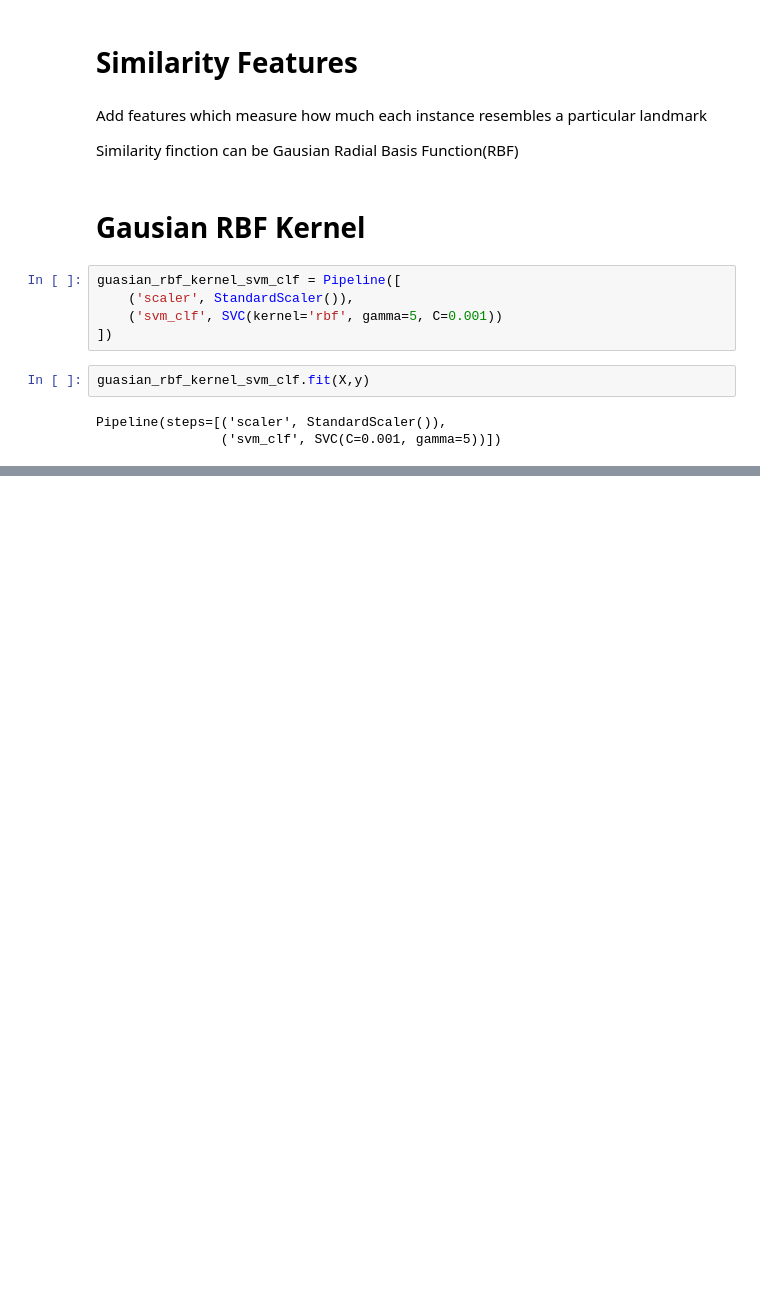
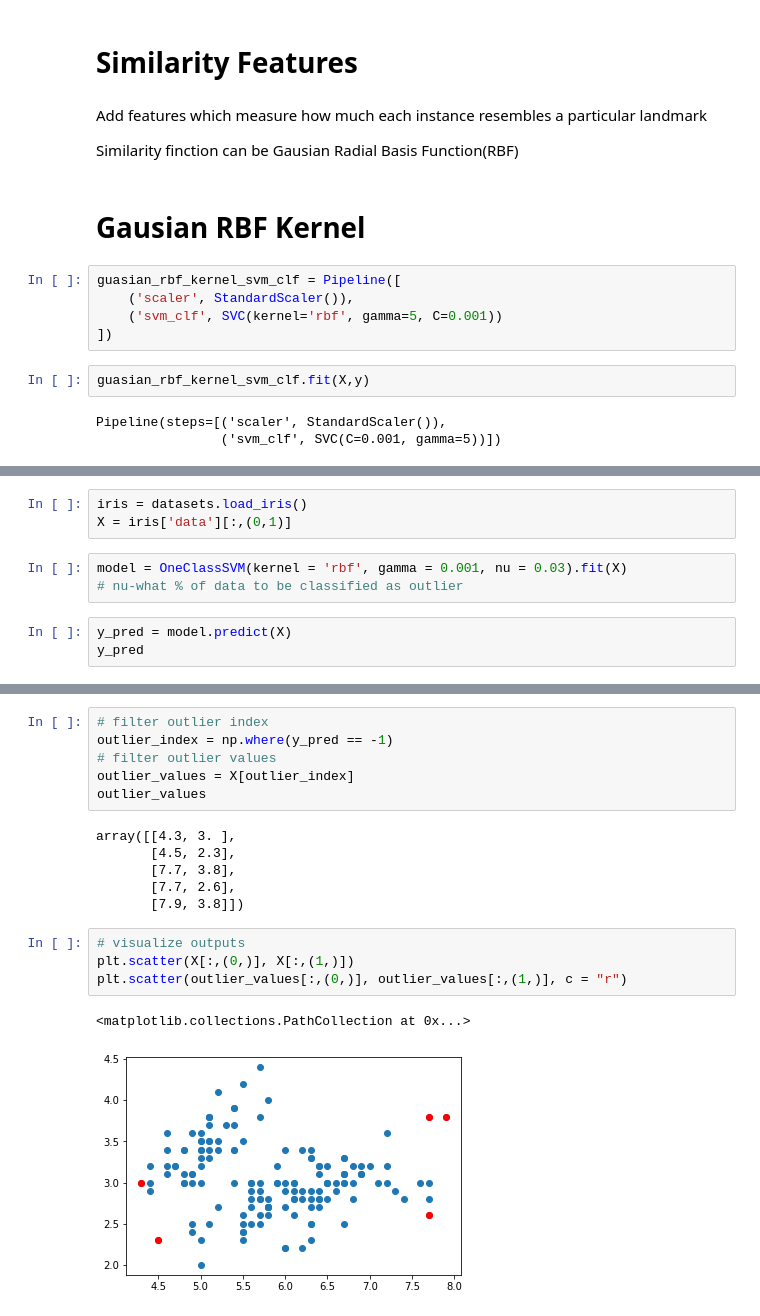
Before and after one commit to SinchanaKarnik/MachinelearningAlgorithms, a Jupyter notebook: SVM.ipynb, the cells around one changed output, grey strips where cells are left out. Drawn from its saved outputs; the diff is of its cells as text; blank space fills up the shorter version.

```diff
--- a/SVM.ipynb
+++ b/SVM.ipynb
@@ -111,0 +141,9 @@ Pipeline(steps=[('scaler', StandardScaler()),
+# %%
+iris = datasets.load_iris()
+X = iris['data'][:,(0,1)]
+# %%
+model = OneClassSVM(kernel = 'rbf', gamma = 0.001, nu = 0.03).fit(X)
+# nu-what % of data to be classified as outlier
+# %%
+y_pred = model.predict(X)
+y_pred
@@ -111,0 +161,19 @@ Pipeline(steps=[('scaler', StandardScaler()),
+# %%
+# filter outlier index
+outlier_index = np.where(y_pred == -1)
+# filter outlier values
+outlier_values = X[outlier_index]
+outlier_values
+# %% [output]
+array([[4.3, 3. ],
+       [4.5, 2.3],
+       [7.7, 3.8],
+       [7.7, 2.6],
+       [7.9, 3.8]])
+# %%
+# visualize outputs
+plt.scatter(X[:,(0,)], X[:,(1,)])
+plt.scatter(outlier_values[:,(0,)], outlier_values[:,(1,)], c = "r")
+# %% [output]
+<matplotlib.collections.PathCollection at 0x...>
+[figure, added]
```
Also changed, not shown: parts of 8 cells of this notebook.
